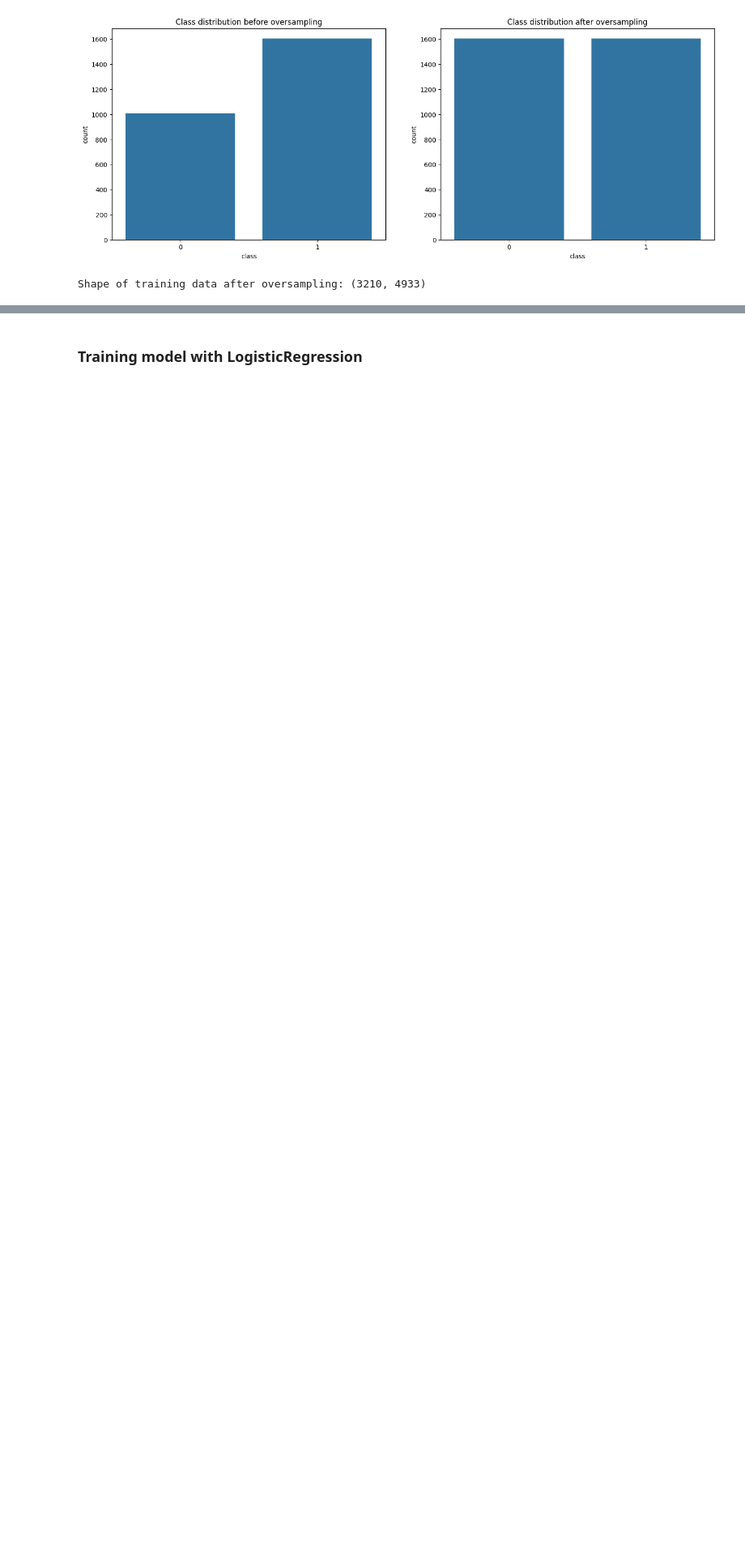
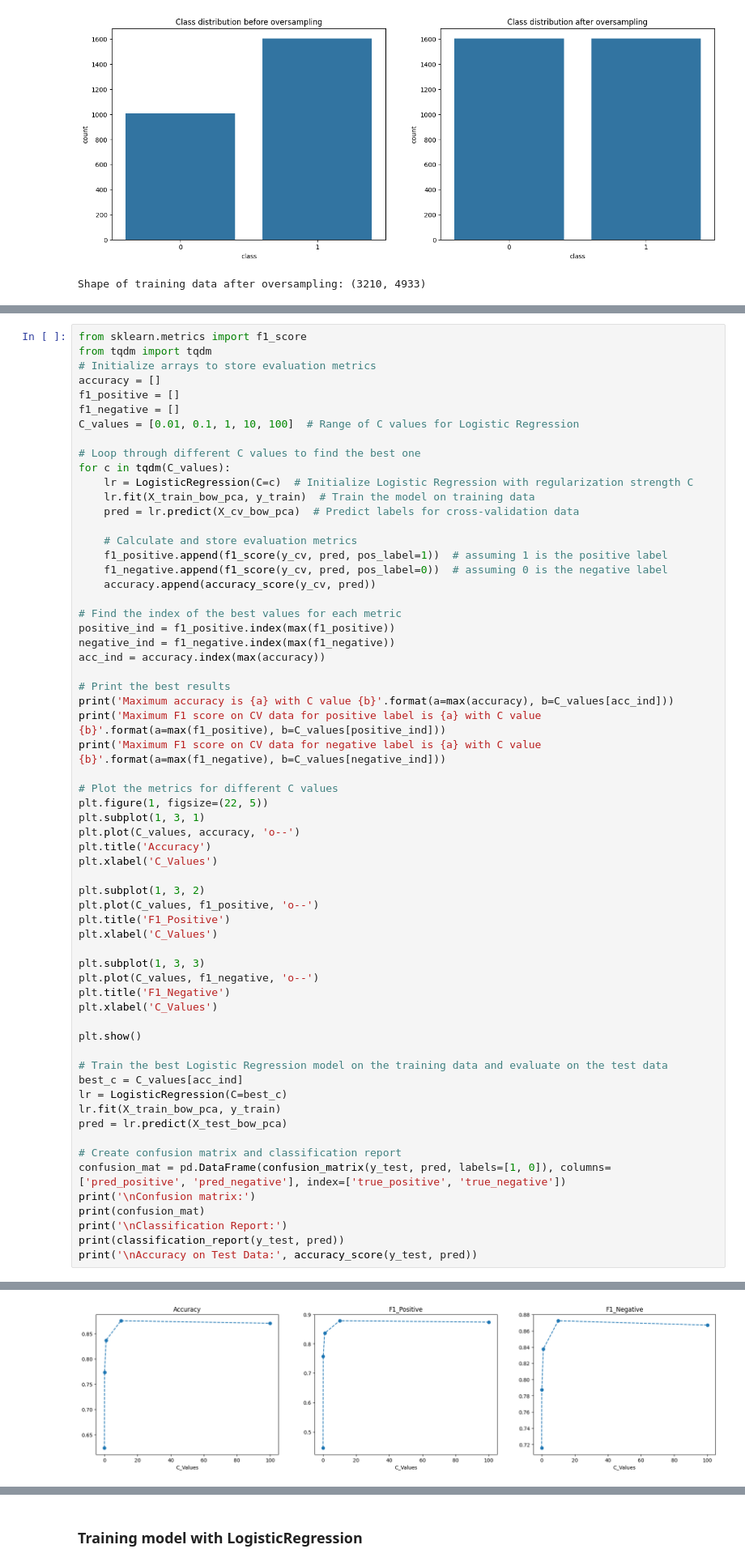
Before and after one commit to abuhmhai/Machine-Learning-X, a Jupyter notebook: ML Fake News Detection.ipynb, the cells around one changed output, grey strips where cells are left out. Shown: that part at 81% size. Saved outputs shown, nothing was run; the diff lists cells and outputs as text; blank space fills up the shorter version.

```diff
--- a/ML Fake News Detection.ipynb
+++ b/ML Fake News Detection.ipynb
@@ -115,0 +154,63 @@ Shape of training data after oversampling: (3210, 4933)
+# %%
+from sklearn.metrics import f1_score
+from tqdm import tqdm
+# Initialize arrays to store evaluation metrics
+accuracy = []
+f1_positive = []
+f1_negative = []
+C_values = [0.01, 0.1, 1, 10, 100]  # Range of C values for Logistic Regression
+
+# Loop through different C values to find the best one
+for c in tqdm(C_values):
+    lr = LogisticRegression(C=c)  # Initialize Logistic Regression with regularization strength C
+    lr.fit(X_train_bow_pca, y_train)  # Train the model on training data
+    pred = lr.predict(X_cv_bow_pca)  # Predict labels for cross-validation data
+
+    # Calculate and store evaluation metrics
+    f1_positive.append(f1_score(y_cv, pred, pos_label=1))  # assuming 1 is the positive label
+    f1_negative.append(f1_score(y_cv, pred, pos_label=0))  # assuming 0 is the negative label
+    accuracy.append(accuracy_score(y_cv, pred))
+
+# Find the index of the best values for each metric
+positive_ind = f1_positive.index(max(f1_positive))
+negative_ind = f1_negative.index(max(f1_negative))
+acc_ind = accuracy.index(max(accuracy))
+
+# Print the best results
+print('Maximum accuracy is {a} with C value {b}'.format(a=max(accuracy), b=C_values[acc_ind]))
+print('Maximum F1 score on CV data for positive label is {a} with C value {b}'.format(a=max(f1_positive), b=C_values[positive_ind]))
+print('Maximum F1 score on CV data for negative label is {a} with C value {b}'.format(a=max(f1_negative), b=C_values[negative_ind]))
+
+# Plot the metrics for different C values
+plt.figure(1, figsize=(22, 5))
+plt.subplot(1, 3, 1)
+plt.plot(C_values, accuracy, 'o--')
+plt.title('Accuracy')
+plt.xlabel('C_Values')
+
+plt.subplot(1, 3, 2)
+plt.plot(C_values, f1_positive, 'o--')
+plt.title('F1_Positive')
+plt.xlabel('C_Values')
+
+plt.subplot(1, 3, 3)
+plt.plot(C_values, f1_negative, 'o--')
+plt.title('F1_Negative')
+plt.xlabel('C_Values')
+
+plt.show()
+
+# Train the best Logistic Regression model on the training data and evaluate on the test data
+best_c = C_values[acc_ind]
+lr = LogisticRegression(C=best_c)
+lr.fit(X_train_bow_pca, y_train)
+pred = lr.predict(X_test_bow_pca)
+
+# Create confusion matrix and classification report
+confusion_mat = pd.DataFrame(confusion_matrix(y_test, pred, labels=[1, 0]), columns=['pred_positive', 'pred_negative'], index=['true_positive', 'true_negative'])
+print('\nConfusion matrix:')
+print(confusion_mat)
+print('\nClassification Report:')
+print(classification_report(y_test, pred))
+print('\nAccuracy on Test Data:', accuracy_score(y_test, pred))
+# %% [output]
@@ -115,0 +220 @@ Shape of training data after oversampling: (3210, 4933)
+[figure, added]
```
Also changed, not shown: parts of 4 cells of this notebook.
